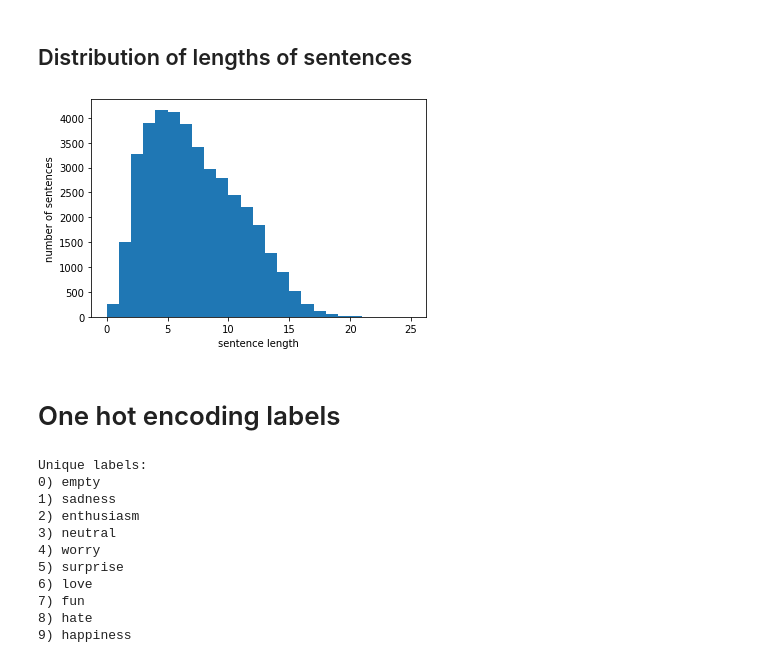
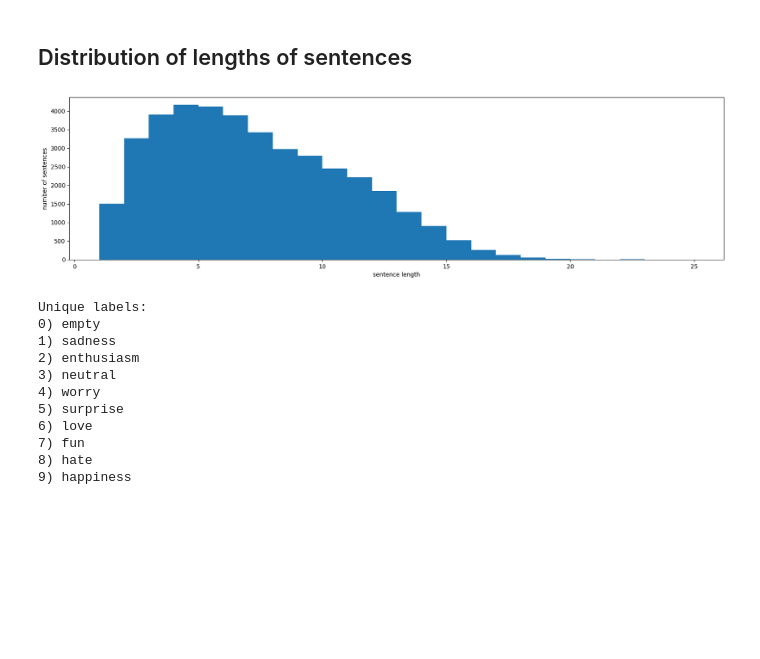
Before and after one commit to kevin-otter-liu/TextEmotionRecognition, a Jupyter notebook: GRU_twitter_data.ipynb, the cells around one changed output. Drawn from its saved outputs; the diff is of its cells as text; code cells hidden in the pictures; blank space fills up the shorter version.

```diff
--- a/GRU_twitter_data.ipynb
+++ b/GRU_twitter_data.ipynb
@@ -83,20 +83,21 @@ cleaned_df['content'] = cleaned_df['content'].apply(lambda sentence: " ".join([w
 # lemmatization
 lemmatizer = WordNetLemmatizer()
 cleaned_df['content'] = cleaned_df['content'].apply(lambda sentence: " ".join([lemmatizer.lemmatize(word) for word in sentence.split()]))
+
+# remove empty sentences
+cleaned_df= cleaned_df[cleaned_df['content'] != '']
 # %% [markdown]
 ## Distribution of lengths of sentences
 # %%
 lengths = [len(sentence.split()) for sentence in cleaned_df['content']]
-
+plt.rcParams['figure.figsize'] = [20, 5]
 plt.hist(lengths,bins=len(set(lengths)))
 plt.xlabel('sentence length')
 plt.ylabel('number of sentences')
 
 plt.show()
 # %% [output]
-[figure, old version]
+[figure, new version]
-# %% [markdown]
-# One hot encoding labels
 # %%
 print('Unique labels:')
 for i, label in enumerate(cleaned_df['sentiment'].unique()):
```
Also changed, not shown: parts of 43 cells of this notebook, 1 other file.
